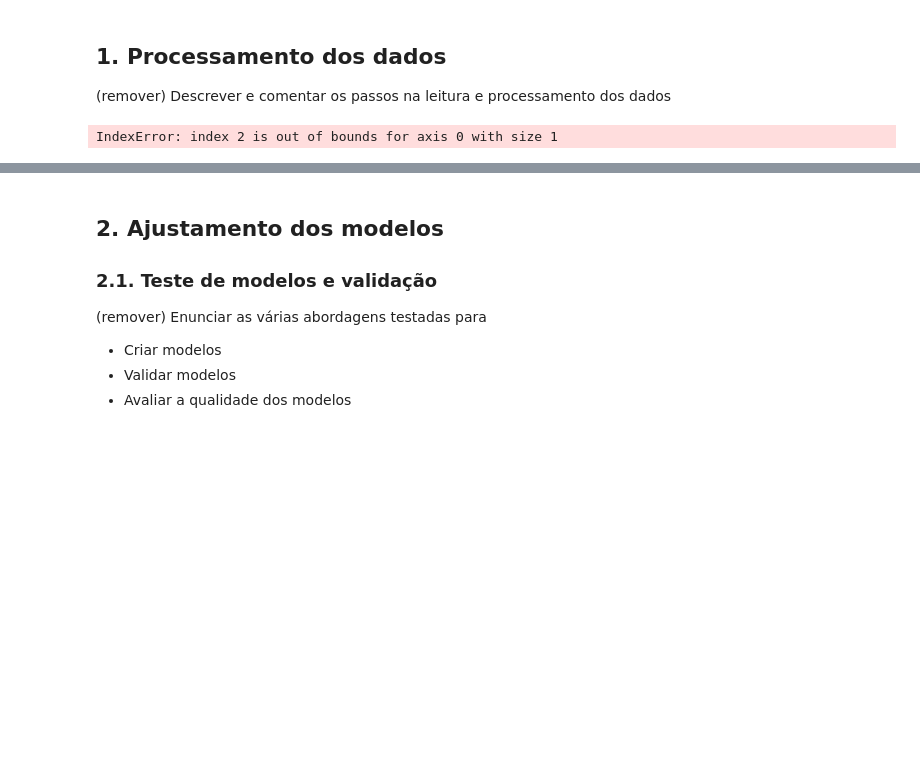
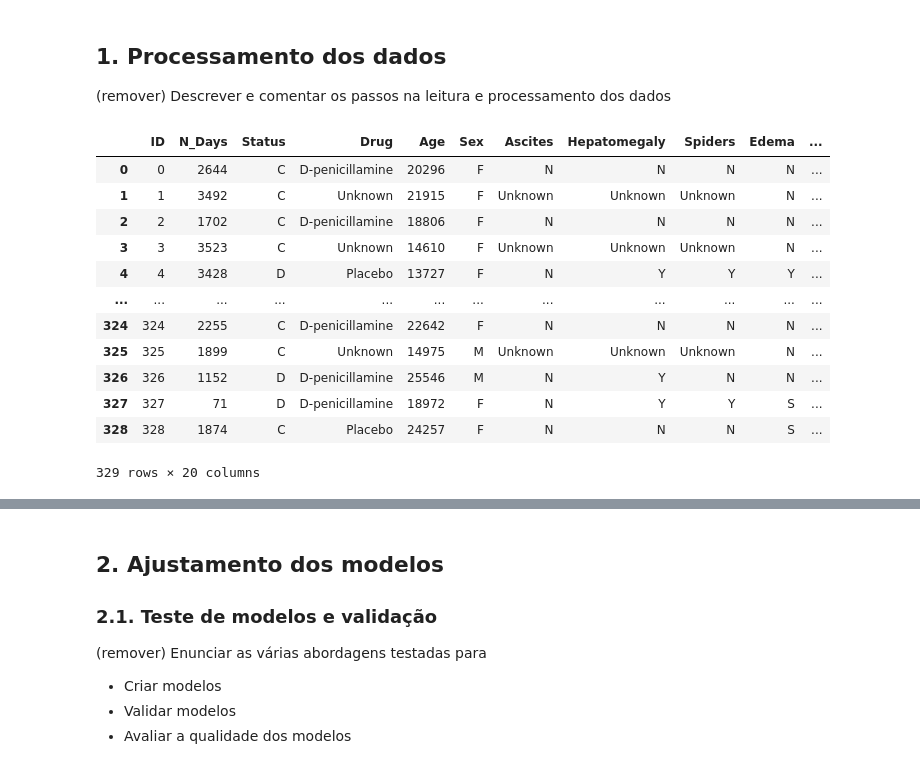
Before and after one commit to FelipeCardos/SI_3, a Jupyter notebook: SInt2122-proj3/SInt2122-proj3/SI-proj3-XX.ipynb, the cells around one changed output, grey strips where cells are left out. Drawn from its saved outputs; the diff is of its cells as text; code cells hidden in the pictures; blank space fills up the shorter version.

```diff
--- a/SInt2122-proj3/SInt2122-proj3/SI-proj3-XX.ipynb
+++ b/SInt2122-proj3/SInt2122-proj3/SI-proj3-XX.ipynb
@@ -19,34 +19,23 @@ Número: xxx - Nome: xxx
 # %%
 import numpy as np
 import pandas as pd
 from sklearn.tree import DecisionTreeClassifier, export_text
 
-df = pd.read_csv("train.csv", sep="\t")
+#leio o CSV de treino e uso o sep="," pois como está na
+#pl não funcionava aqui
+df = pd.read_csv("train.csv", sep=",")
+df
+# %% [output]
+|  | ID | N_Days | Status | Drug | Age | Sex | Ascites | Hepatomegaly | Spiders | Edema | ... |
+| 0 | 0 | 2644 | C | D-penicillamine | 20296 | F | N | N | N | N | ... |
+| 1 | 1 | 3492 | C | Unknown | 21915 | F | Unknown | Unknown | Unknown | N | ... |
+| 2 | 2 | 1702 | C | D-penicillamine | 18806 | F | N | N | N | N | ... |
+| 3 | 3 | 3523 | C | Unknown | 14610 | F | Unknown | Unknown | Unknown | N | ... |
+| 4 | 4 | 3428 | D | Placebo | 13727 | F | N | Y | Y | Y | ... |
+| ... | ... | ... | ... | ... | ... | ... | ... | ... | ... | ... | ... |
+| 324 | 324 | 2255 | C | D-penicillamine | 22642 | F | N | N | N | N | ... |
+| 325 | 325 | 1899 | C | Unknown | 14975 | M | Unknown | Unknown | Unknown | N | ... |
+| 326 | 326 | 1152 | D | D-penicillamine | 25546 | M | N | Y | N | N | ... |
+| 327 | 327 | 71 | D | D-penicillamine | 18972 | F | N | Y | Y | S | ... |
+| 328 | 328 | 1874 | C | Placebo | 24257 | F | N | N | N | S | ... |
+329 rows × 20 columns
-# %%
-
-col_idexs=[2,3,5,6,7,8,9]
-col_names=np.array(df.columns)[col_idexs]
-x=df.values[:,col_idexs]
-y=df.values[:,19]
-
-df_x=df[col_names]
-df_xDum = pd.get_dummies(df_x, columns=col_names)
-col_names_dum=np.array(df_xDum.columns)
-
-df_xDum
-
-l= df_xDum.values
-l
-
-sk_dt = DecisionTreeClassifier(criterion="entropy")
-sk_dt.fit(l, y)
-
-preds = sk_dt.predict(l)
-for i in range(df_xDum.shape[0]):
-    print(f"Classe real: {y[i]}; Previsão: {preds[i]} ")
-print("\nNúmero Total de más predições: ", sum(preds!=y))
-
-tree = export_text(sk_dt, feature_names=list(col_names_dum))
-print(tree)
-# %% [output]
-IndexError: index 2 is out of bounds for axis 0 with size 1
```
Also changed, not shown: parts of 6 cells of this notebook.
